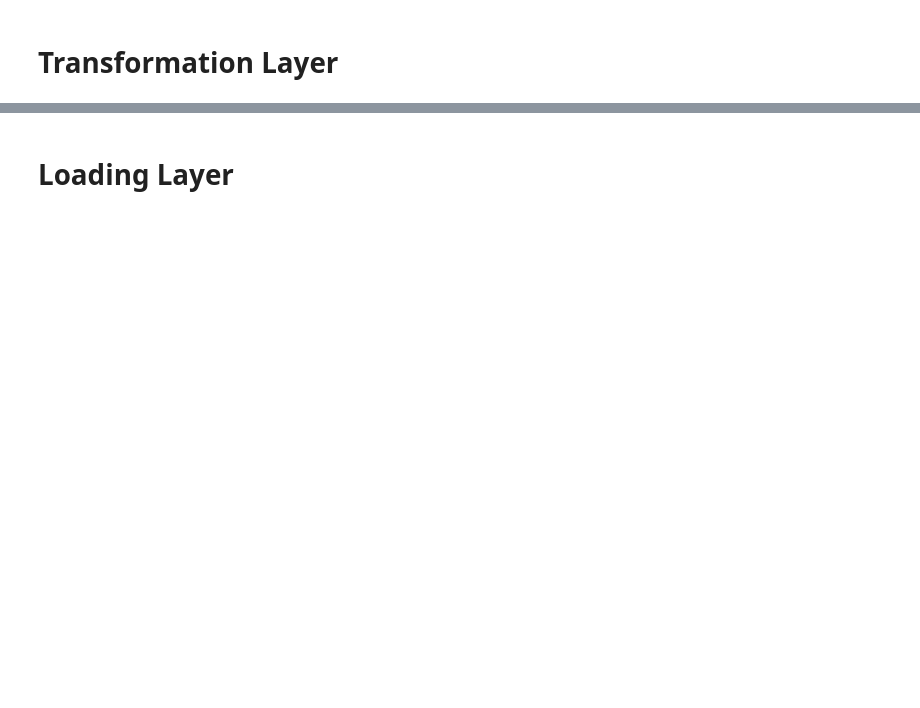
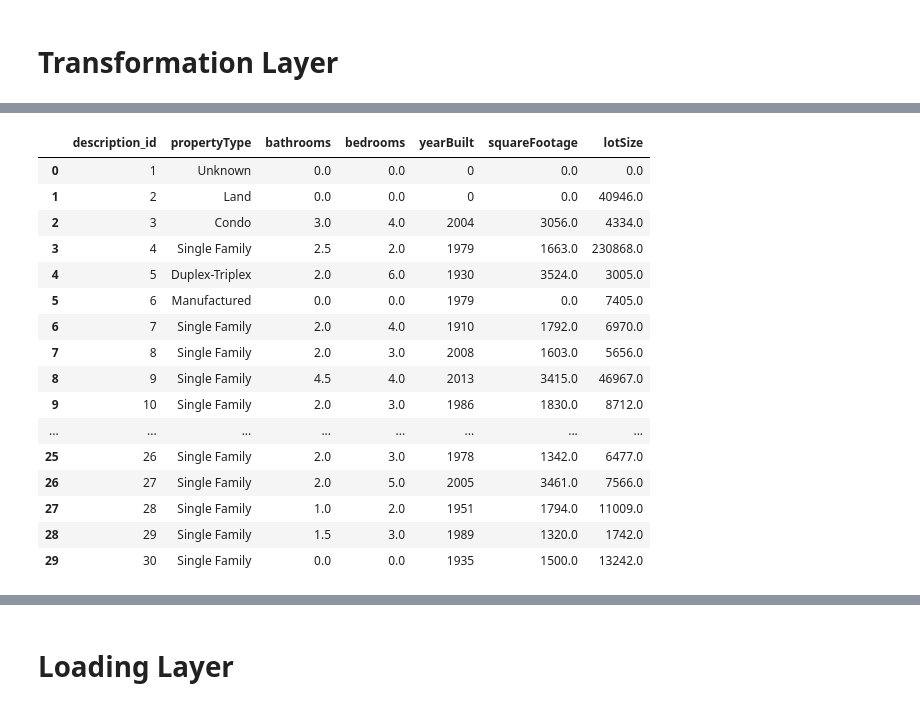
Before and after one commit to oyeadedamola/RealEstateETL, a Jupyter notebook: 1st project pipeline.ipynb, the cells around one changed output, grey strips where cells are left out. Cells and saved outputs as stored; diff of their text form; code cells hidden in the pictures; blank space fills up the shorter version.

```diff
--- a/1st project pipeline.ipynb
+++ b/1st project pipeline.ipynb
@@ -26,6 +38,9 @@ data = response.json()
 filename = "PropertyRecords.json"
 with open(filename, "w") as file:
     json.dump(data, file, indent=4)
+# %%
+pd.set_option('display.max_columns', None)
+pd.set_option('display.max_colwidth', None)
 # %%
 # read into a dataframe
 
@@ -35,3 +81,3 @@ ProjectRecords_pd = pd.read_json('PropertyRecords.json')
 # %%
-#pd.set_option('display.max_columns', None)
-#pd.set_option('display.max_colwidth', None)
+pd.set_option('display.max_columns', None)
+pd.set_option('display.max_colwidth', None)
@@ -88,2 +133,6 @@ fact_table = ProjectRecords_pd[fact_columns]
+# %%
+# Converting year built colummn from float to Integer
+ProjectRecords_pd['yearBuilt'] = ProjectRecords_pd['yearBuilt'].astype(int)
+ProjectRecords_pd['lastSaleDate'] = pd.to_datetime(ProjectRecords_pd['lastSaleDate'], errors='coerce')
 # %%
 # Create location Dimension
@@ -96,4 +155,25 @@ sales_dim.index.name = "sales_id"
 # %%
 # Create Property Features Dimension
-features_dim = ProjectRecords_pd[["features", "propertyType", "zoning"]].drop_duplicates().reset_index(drop=True)
-features_dim.index.name = "features_id"
+description_dim = ProjectRecords_pd[["propertyType", "bathrooms", "bedrooms", "yearBuilt", "squareFootage", "lotSize"]].drop_duplicates().reset_index(drop=True)
+description_dim  = description_dim.reset_index().rename(columns={"index": "description_id"})
+description_dim ["description_id"] += 1  # Start index from 1 instead of 0
+# %%
+description_dim.head(30)
+# %% [output]
+|  | description_id | propertyType | bathrooms | bedrooms | yearBuilt | squareFootage | lotSize |
+| 0 | 1 | Unknown | 0.0 | 0.0 | 0 | 0.0 | 0.0 |
+| 1 | 2 | Land | 0.0 | 0.0 | 0 | 0.0 | 40946.0 |
+| 2 | 3 | Condo | 3.0 | 4.0 | 2004 | 3056.0 | 4334.0 |
+| 3 | 4 | Single Family | 2.5 | 2.0 | 1979 | 1663.0 | 230868.0 |
+| 4 | 5 | Duplex-Triplex | 2.0 | 6.0 | 1930 | 3524.0 | 3005.0 |
+| 5 | 6 | Manufactured | 0.0 | 0.0 | 1979 | 0.0 | 7405.0 |
+| 6 | 7 | Single Family | 2.0 | 4.0 | 1910 | 1792.0 | 6970.0 |
+| 7 | 8 | Single Family | 2.0 | 3.0 | 2008 | 1603.0 | 5656.0 |
+| 8 | 9 | Single Family | 4.5 | 4.0 | 2013 | 3415.0 | 46967.0 |
+| 9 | 10 | Single Family | 2.0 | 3.0 | 1986 | 1830.0 | 8712.0 |
+| ... | ... | ... | ... | ... | ... | ... | ... |
+| 25 | 26 | Single Family | 2.0 | 3.0 | 1978 | 1342.0 | 6477.0 |
+| 26 | 27 | Single Family | 2.0 | 5.0 | 2005 | 3461.0 | 7566.0 |
+| 27 | 28 | Single Family | 1.0 | 2.0 | 1951 | 1794.0 | 11009.0 |
+| 28 | 29 | Single Family | 1.5 | 3.0 | 1989 | 1320.0 | 1742.0 |
+| 29 | 30 | Single Family | 0.0 | 0.0 | 1935 | 1500.0 | 13242.0 |
```
Also changed, not shown: parts of 23 cells of this notebook, 9 other files.
